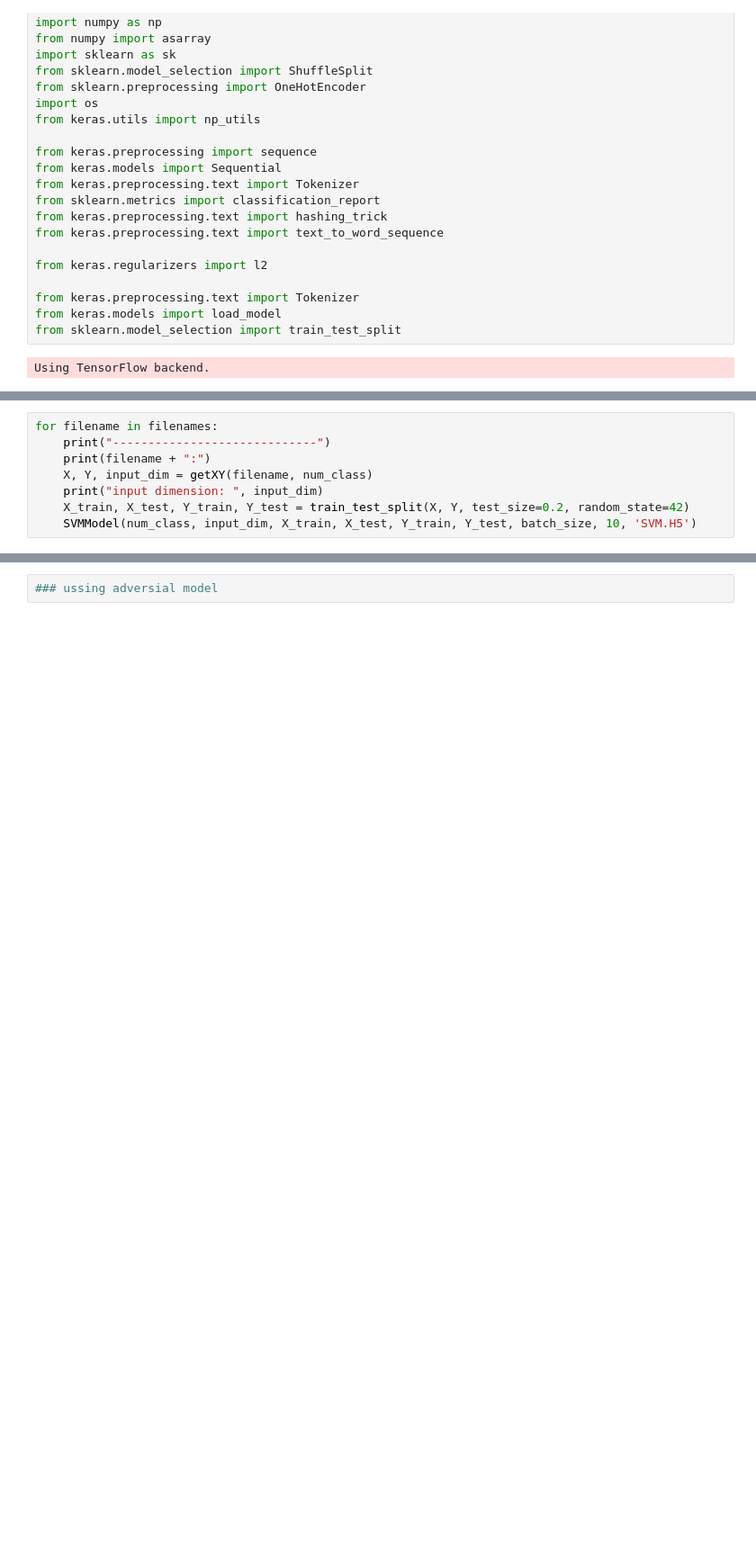
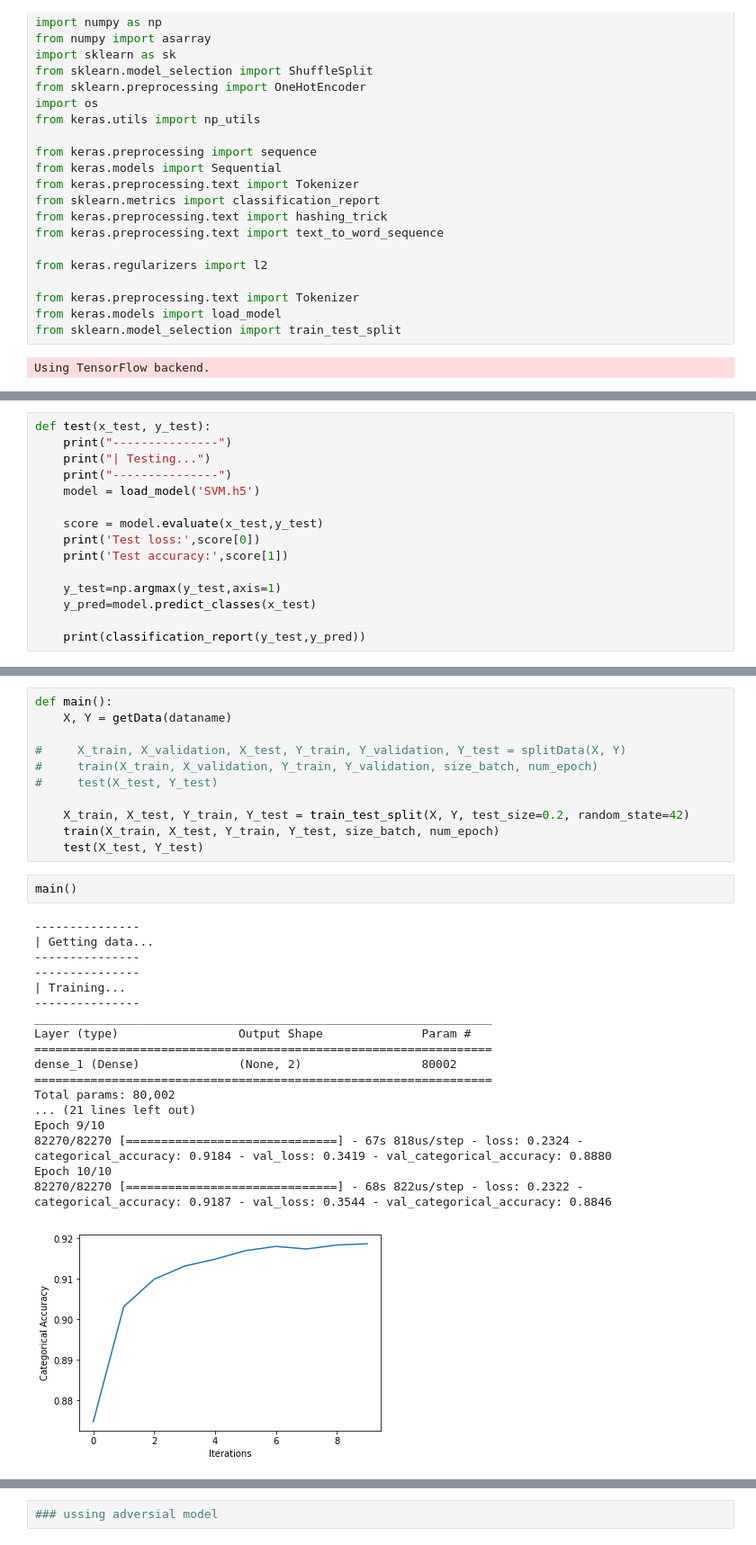
Before and after one commit to vwslz/Adversarial-Product-Review-Generation-with-Word-Replacements, a Jupyter notebook: SVM.ipynb, the cells around one changed output, grey strips where cells are left out. Shown at 90% size. Drawn from its saved outputs; the diff is of its cells as text; blank space fills up the shorter version.

Commit message:
train SVM with 40000 max features

```diff
--- a/SVM.ipynb
+++ b/SVM.ipynb
@@ -87,8 +87,0 @@ def SVMModel(num_class, input_dim, x_train, x_test, y_train, y_test, batch_size,
-# %%
-for filename in filenames:
-    print("-----------------------------")
-    print(filename + ":")
-    X, Y, input_dim = getXY(filename, num_class)
-    print("input dimension: ", input_dim)
-    X_train, X_test, Y_train, Y_test = train_test_split(X, Y, test_size=0.2, random_state=42)
-    SVMModel(num_class, input_dim, X_train, X_test, Y_train, Y_test, batch_size, 10, 'SVM.H5')
@@ -123,0 +88,15 @@ model = load_model('SVM.h5')
+# %%
+def test(x_test, y_test):
+    print("---------------")
+    print("| Testing...")
+    print("---------------")
+    model = load_model('SVM.h5')
+
+    score = model.evaluate(x_test,y_test)
+    print('Test loss:',score[0])
+    print('Test accuracy:',score[1])
+
+    y_test=np.argmax(y_test,axis=1)
+    y_pred=model.predict_classes(x_test)
+
+    print(classification_report(y_test,y_pred))
@@ -123,0 +129,32 @@ model = load_model('SVM.h5')
+# %%
+def main():
+    X, Y = getData(dataname)
+
+#     X_train, X_validation, X_test, Y_train, Y_validation, Y_test = splitData(X, Y)
+#     train(X_train, X_validation, Y_train, Y_validation, size_batch, num_epoch)
+#     test(X_test, Y_test)
+
+    X_train, X_test, Y_train, Y_test = train_test_split(X, Y, test_size=0.2, random_state=42)
+    train(X_train, X_test, Y_train, Y_test, size_batch, num_epoch)
+    test(X_test, Y_test)
+# %%
+main()
+# %% [output]
+---------------
+| Getting data...
+---------------
+---------------
+| Training...
+---------------
+_________________________________________________________________
+Layer (type)                 Output Shape              Param #
+=================================================================
+dense_1 (Dense)              (None, 2)                 80002
+=================================================================
+Total params: 80,002
+... (21 lines left out)
+Epoch 9/10
+82270/82270 [==============================] - 67s 818us/step - loss: 0.2324 - categorical_accuracy: 0.9184 - val_loss: 0.3419 - val_categorical_accuracy: 0.8880
+Epoch 10/10
+82270/82270 [==============================] - 68s 822us/step - loss: 0.2322 - categorical_accuracy: 0.9187 - val_loss: 0.3544 - val_categorical_accuracy: 0.8846
+[figure, added]
```
Also changed, not shown: parts of 17 cells of this notebook, 1 other file.
